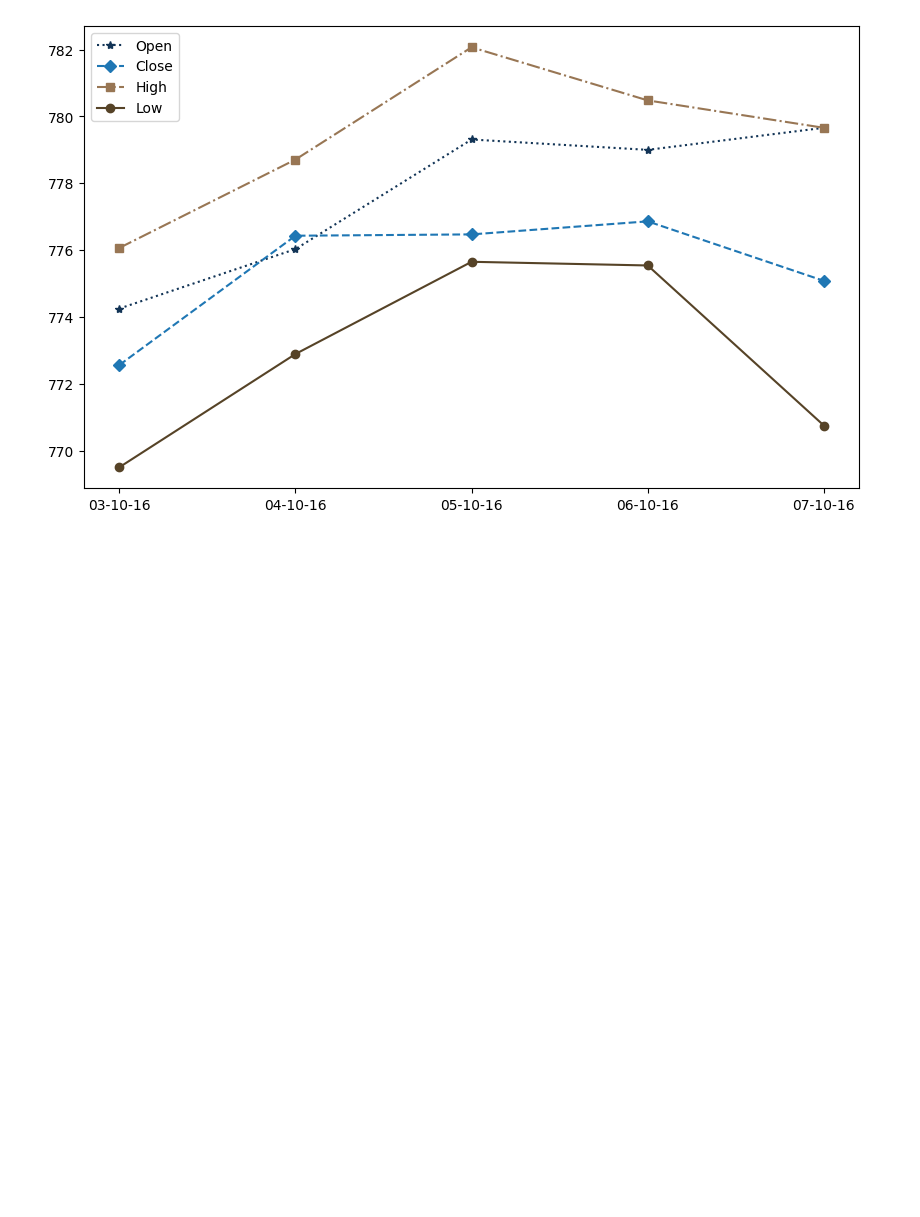
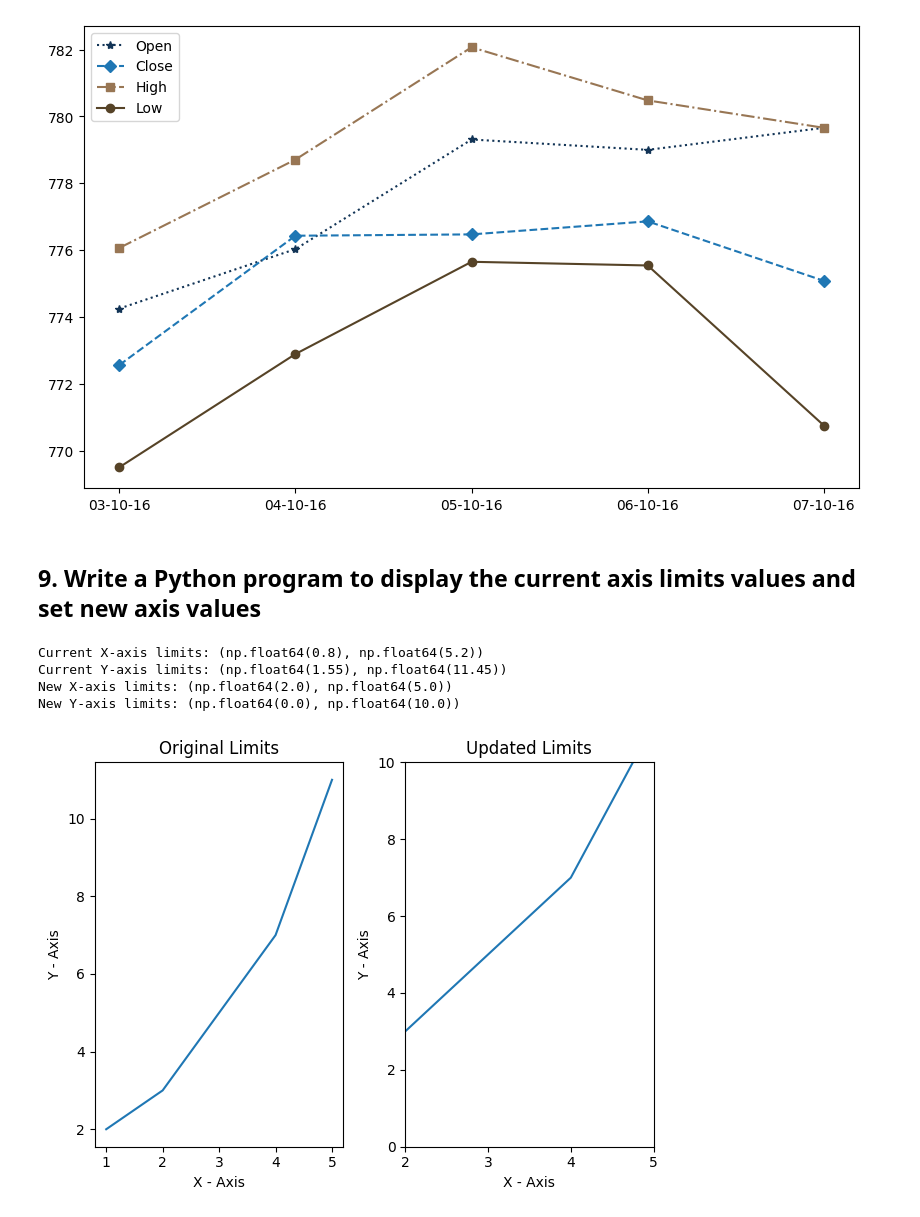
Before and after one commit to Deven5656/Python_Libraries, a Jupyter notebook: Matplotlib_line/line.ipynb, the cells around one changed output. Saved outputs shown, nothing was run; the diff lists cells and outputs as text; code cells hidden in the pictures; blank space fills up the shorter version.

Commit message:
[Deven] Add : Python program to display the current axis limits values and set new axis values.

```diff
--- a/Matplotlib_line/line.ipynb
+++ b/Matplotlib_line/line.ipynb
@@ -217,3 +217,51 @@ if __name__ == "__main__":
     main()
 # %% [output]
 [figure]
+# %% [markdown]
+## 9. Write a Python program to display the current axis limits values and set new axis values
+# %%
+def main():
+    x = [1, 2, 3, 4, 5]
+    y = [2, 3, 5, 7, 11]
+
+    # original axis limits
+    plt.subplot(1, 2, 1)
+    plt.plot(x, y)
+
+    current_xlim = plt.xlim()
+    current_ylim = plt.ylim()
+    print("Current X-axis limits:", current_xlim)
+    print("Current Y-axis limits:", current_ylim)
+
+    plt.title("Original Limits")
+    plt.xlabel("X - Axis")
+    plt.ylabel("Y - Axis")
+
+    # new axis limits
+    plt.subplot(1, 2, 2)
+    plt.plot(x, y)
+
+    plt.xlim(2, 5)
+    plt.ylim(0, 10)
+    new_xlim = plt.xlim()
+    new_ylim = plt.ylim()
+    print("New X-axis limits:", new_xlim)
+    print("New Y-axis limits:", new_ylim)
+
+    plt.title("Updated Limits")
+    plt.xlabel("X - Axis")
+    plt.ylabel("Y - Axis")
+
+    # Show both subplots
+    plt.tight_layout()
+    plt.show()
+
+
+if __name__ == "__main__":
+    main()
+# %% [output]
+Current X-axis limits: (np.float64(0.8), np.float64(5.2))
+Current Y-axis limits: (np.float64(1.55), np.float64(11.45))
+New X-axis limits: (np.float64(2.0), np.float64(5.0))
+New Y-axis limits: (np.float64(0.0), np.float64(10.0))
+[figure, added]
```
